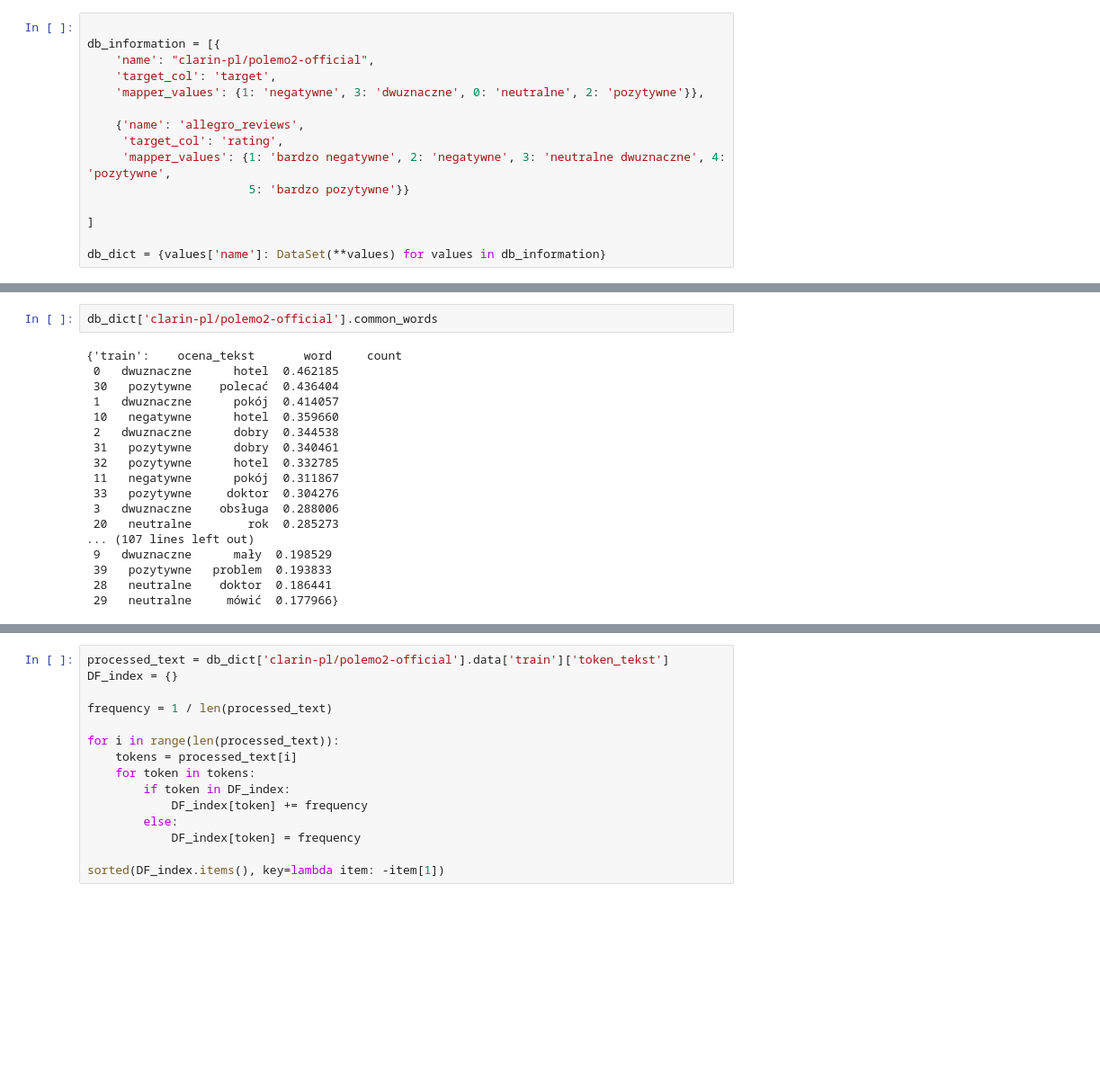
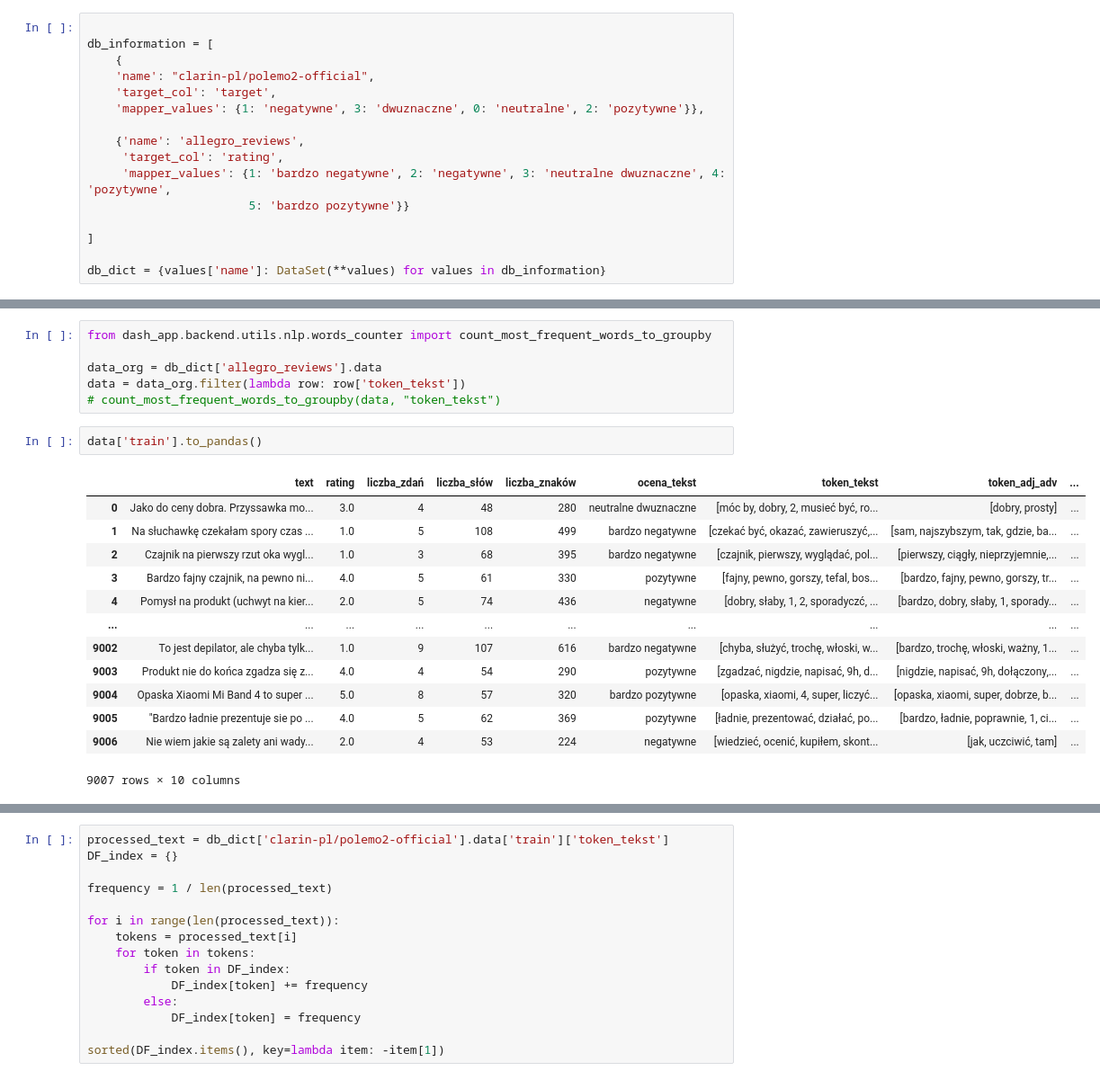
Before and after one commit to czechoa/diploma_project, a Jupyter notebook: dash_app/notes.ipynb, the cells around one changed output, grey strips where cells are left out. Shown at 90% size. Cells and saved outputs as stored; diff of their text form; blank space fills up the shorter version.

Commit message:
update text clean up before proceeding, reorganization

```diff
--- a/dash_app/notes.ipynb
+++ b/dash_app/notes.ipynb
@@ -7,7 +5,8 @@ from dash_app.backend.utils.dataset import DataSet
 %autoreload 2
 # %%
 
-db_information = [{
+db_information = [
+    {
     'name': "clarin-pl/polemo2-official",
     'target_col': 'target',
     'mapper_values': {1: 'negatywne', 3: 'dwuznaczne', 0: 'neutralne', 2: 'pozytywne'}},
@@ -37,21 +36,23 @@ Loading cached processed dataset at /home/andrzej/.cache/huggingface/datasets/cl
 ... (37 outputs left out)
-# %%
-db_dict['clarin-pl/polemo2-official'].common_words
-# %% [output]
-{'train':    ocena_tekst       word     count
- 0   dwuznaczne      hotel  0.462185
- 30   pozytywne    polecać  0.436404
- 1   dwuznaczne      pokój  0.414057
- 10   negatywne      hotel  0.359660
- 2   dwuznaczne      dobry  0.344538
- 31   pozytywne      dobry  0.340461
- 32   pozytywne      hotel  0.332785
- 11   negatywne      pokój  0.311867
- 33   pozytywne     doktor  0.304276
- 3   dwuznaczne    obsługa  0.288006
- 20   neutralne        rok  0.285273
-... (107 lines left out)
- 9   dwuznaczne      mały  0.198529
- 39   pozytywne   problem  0.193833
- 28   neutralne    doktor  0.186441
- 29   neutralne     mówić  0.177966}
+# %%
+from dash_app.backend.utils.nlp.words_counter import count_most_frequent_words_to_groupby
+
+data_org = db_dict['allegro_reviews'].data
+data = data_org.filter(lambda row: row['token_tekst'])
+# count_most_frequent_words_to_groupby(data, "token_tekst")
+# %%
+data['train'].to_pandas()
+# %% [output]
+|  | text | rating | liczba_zdań | liczba_słów | liczba_znaków | ocena_tekst | token_tekst | token_adj_adv | ... |
+| 0 | Jako do ceny dobra. Przyssawka mo... | 3.0 | 4 | 48 | 280 | neutralne dwuznaczne | [móc by, dobry, 2, musieć być, ro... | [dobry, prosty] | ... |
+| 1 | Na słuchawkę czekałam spory czas ... | 1.0 | 5 | 108 | 499 | bardzo negatywne | [czekać być, okazać, zawieruszyć,... | [sam, najszybszym, tak, gdzie, ba... | ... |
+| 2 | Czajnik na pierwszy rzut oka wygl... | 1.0 | 3 | 68 | 395 | bardzo negatywne | [czajnik, pierwszy, wyglądać, pol... | [pierwszy, ciągły, nieprzyjemnie,... | ... |
+| 3 | Bardzo fajny czajnik, na pewno ni... | 4.0 | 5 | 61 | 330 | pozytywne | [fajny, pewno, gorszy, tefal, bos... | [bardzo, fajny, pewno, gorszy, tr... | ... |
+| 4 | Pomysł na produkt (uchwyt na kier... | 2.0 | 5 | 74 | 436 | negatywne | [dobry, słaby, 1, 2, sporadyczć, ... | [bardzo, dobry, słaby, 1, sporady... | ... |
+| ... | ... | ... | ... | ... | ... | ... | ... | ... | ... |
+| 9002 | To jest depilator, ale chyba tylk... | 1.0 | 9 | 107 | 616 | bardzo negatywne | [chyba, służyć, trochę, włoski, w... | [bardzo, trochę, włoski, ważny, 1... | ... |
+| 9003 | Produkt nie do końca zgadza się z... | 4.0 | 4 | 54 | 290 | pozytywne | [zgadzać, nigdzie, napisać, 9h, d... | [nigdzie, napisać, 9h, dołączony,... | ... |
+| 9004 | Opaska Xiaomi Mi Band 4 to super ... | 5.0 | 8 | 57 | 320 | bardzo pozytywne | [opaska, xiaomi, 4, super, liczyć... | [opaska, xiaomi, super, dobrze, b... | ... |
+| 9005 | "Bardzo ładnie prezentuje sie po ... | 4.0 | 5 | 62 | 369 | pozytywne | [ładnie, prezentować, działać, po... | [bardzo, ładnie, poprawnie, 1, ci... | ... |
+| 9006 | Nie wiem jakie są zalety ani wady... | 2.0 | 4 | 53 | 224 | negatywne | [wiedzieć, ocenić, kupiłem, skont... | [jak, uczciwić, tam] | ... |
+9007 rows × 10 columns
```
Also changed, not shown: parts of 4 cells of this notebook, 13 other files.
